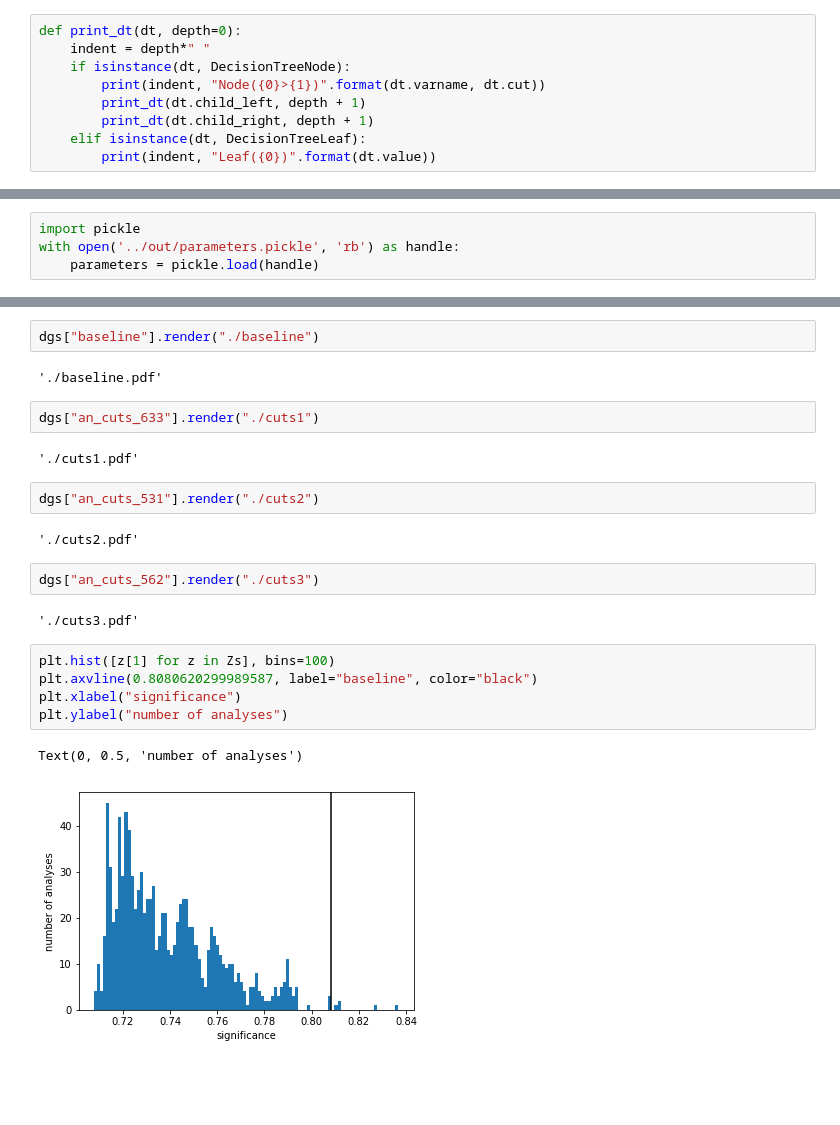
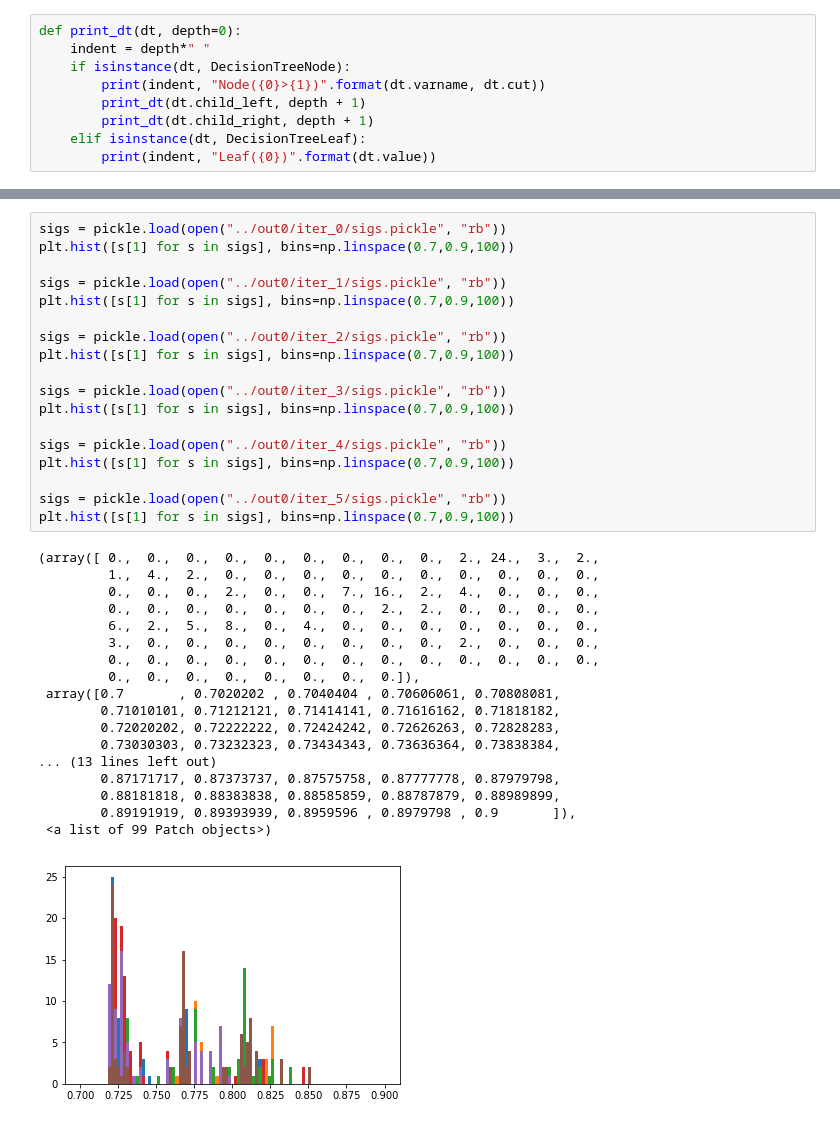
Before and after one commit to jpata/hepaccelerate-cms, a Jupyter notebook: notebook/limits.ipynb, the cells around one changed output, grey strips where cells are left out. Saved outputs shown, nothing was run; the diff lists cells and outputs as text; blank space fills up the shorter version.

```diff
--- a/notebook/limits.ipynb
+++ b/notebook/limits.ipynb
@@ -171,4 +33,0 @@ import graphviz
-# %%
-import pickle
-with open('../out/parameters.pickle', 'rb') as handle:
-    parameters = pickle.load(handle)
@@ -243,25 +34,38 @@ parameters["baseline"]["categorization_trees"]["baseline"].child_right.id = 2
-# %%
-dgs["baseline"].render("./baseline")
-# %% [output]
-'./baseline.pdf'
-# %%
-dgs["an_cuts_633"].render("./cuts1")
-# %% [output]
-'./cuts1.pdf'
-# %%
-dgs["an_cuts_531"].render("./cuts2")
-# %% [output]
-'./cuts2.pdf'
-# %%
-dgs["an_cuts_562"].render("./cuts3")
-# %% [output]
-'./cuts3.pdf'
-# %%
-plt.hist([z[1] for z in Zs], bins=100)
-plt.axvline(0.8080620299989587, label="baseline", color="black")
-plt.xlabel("significance")
-plt.ylabel("number of analyses")
-# %% [output]
-Text(0, 0.5, 'number of analyses')
-[figure, removed]
+# %%
+sigs = pickle.load(open("../out0/iter_0/sigs.pickle", "rb"))
+plt.hist([s[1] for s in sigs], bins=np.linspace(0.7,0.9,100))
+
+sigs = pickle.load(open("../out0/iter_1/sigs.pickle", "rb"))
+plt.hist([s[1] for s in sigs], bins=np.linspace(0.7,0.9,100))
+
+sigs = pickle.load(open("../out0/iter_2/sigs.pickle", "rb"))
+plt.hist([s[1] for s in sigs], bins=np.linspace(0.7,0.9,100))
+
+sigs = pickle.load(open("../out0/iter_3/sigs.pickle", "rb"))
+plt.hist([s[1] for s in sigs], bins=np.linspace(0.7,0.9,100))
+
+sigs = pickle.load(open("../out0/iter_4/sigs.pickle", "rb"))
+plt.hist([s[1] for s in sigs], bins=np.linspace(0.7,0.9,100))
+
+sigs = pickle.load(open("../out0/iter_5/sigs.pickle", "rb"))
+plt.hist([s[1] for s in sigs], bins=np.linspace(0.7,0.9,100))
+# %% [output]
+(array([ 0.,  0.,  0.,  0.,  0.,  0.,  0.,  0.,  0.,  2., 24.,  3.,  2.,
+         1.,  4.,  2.,  0.,  0.,  0.,  0.,  0.,  0.,  0.,  0.,  0.,  0.,
+         0.,  0.,  0.,  2.,  0.,  0.,  7., 16.,  2.,  4.,  0.,  0.,  0.,
+         0.,  0.,  0.,  0.,  0.,  0.,  0.,  2.,  2.,  0.,  0.,  0.,  0.,
+         6.,  2.,  5.,  8.,  0.,  4.,  0.,  0.,  0.,  0.,  0.,  0.,  0.,
+         3.,  0.,  0.,  0.,  0.,  0.,  0.,  0.,  0.,  2.,  0.,  0.,  0.,
+         0.,  0.,  0.,  0.,  0.,  0.,  0.,  0.,  0.,  0.,  0.,  0.,  0.,
+         0.,  0.,  0.,  0.,  0.,  0.,  0.,  0.]),
+ array([0.7       , 0.7020202 , 0.7040404 , 0.70606061, 0.70808081,
+        0.71010101, 0.71212121, 0.71414141, 0.71616162, 0.71818182,
+        0.72020202, 0.72222222, 0.72424242, 0.72626263, 0.72828283,
+        0.73030303, 0.73232323, 0.73434343, 0.73636364, 0.73838384,
+... (13 lines left out)
+        0.87171717, 0.87373737, 0.87575758, 0.87777778, 0.87979798,
+        0.88181818, 0.88383838, 0.88585859, 0.88787879, 0.88989899,
+        0.89191919, 0.89393939, 0.8959596 , 0.8979798 , 0.9       ]),
+ <a list of 99 Patch objects>)
+[figure, added]
 # %%
```
Also changed, not shown: parts of 28 cells of this notebook, 3 other files.
